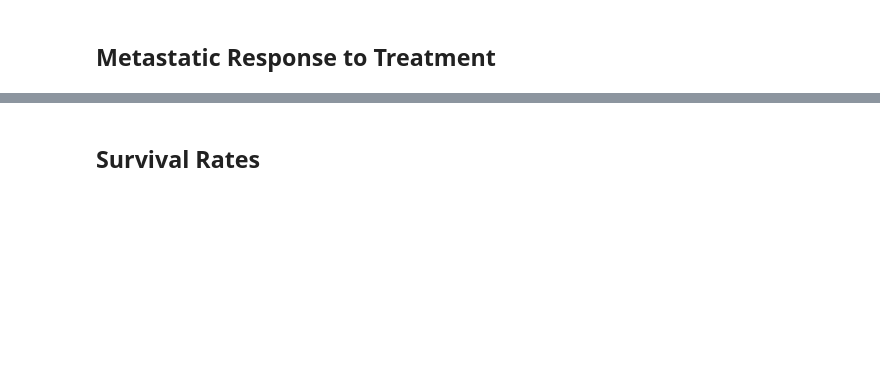
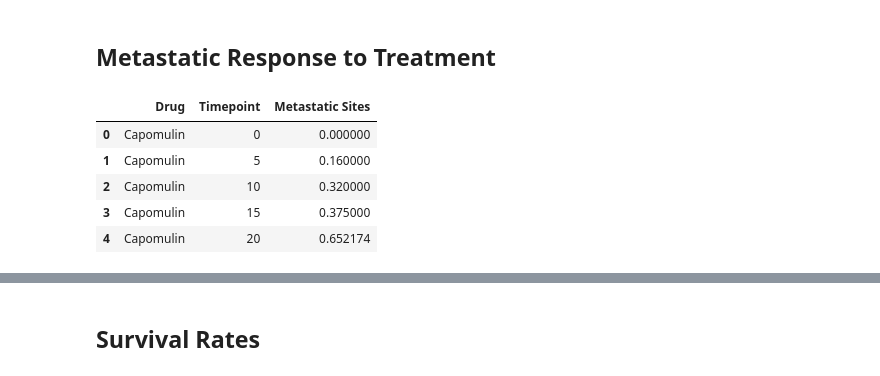
Before and after one commit to mavsanchez/matplotlib-challenge, a Jupyter notebook: Pymaceuticals/pymaceuticals_starter.ipynb, the cells around one changed output, grey strips where cells are left out. Saved outputs shown, nothing was run; the diff lists cells and outputs as text; code cells hidden in the pictures; blank space fills up the shorter version.

```diff
--- a/Pymaceuticals/pymaceuticals_starter.ipynb
+++ b/Pymaceuticals/pymaceuticals_starter.ipynb
@@ -118,7 +173,17 @@ plt.show()
 ## Metastatic Response to Treatment
 # %%
 # Store the Mean Met. Site Data Grouped by Drug and Timepoint
+meta_site_df = combined_df.groupby(['Drug', 'Timepoint']).mean()['Metastatic Sites']
 
 # Convert to DataFrame
+meta_site_df = meta_site_df.reset_index()
 
 # Preview DataFrame
+meta_site_df.head()
+# %% [output]
+|  | Drug | Timepoint | Metastatic Sites |
+| 0 | Capomulin | 0 | 0.000000 |
+| 1 | Capomulin | 5 | 0.160000 |
+| 2 | Capomulin | 10 | 0.320000 |
+| 3 | Capomulin | 15 | 0.375000 |
+| 4 | Capomulin | 20 | 0.652174 |
```
Also changed, not shown: parts of 15 cells of this notebook.
